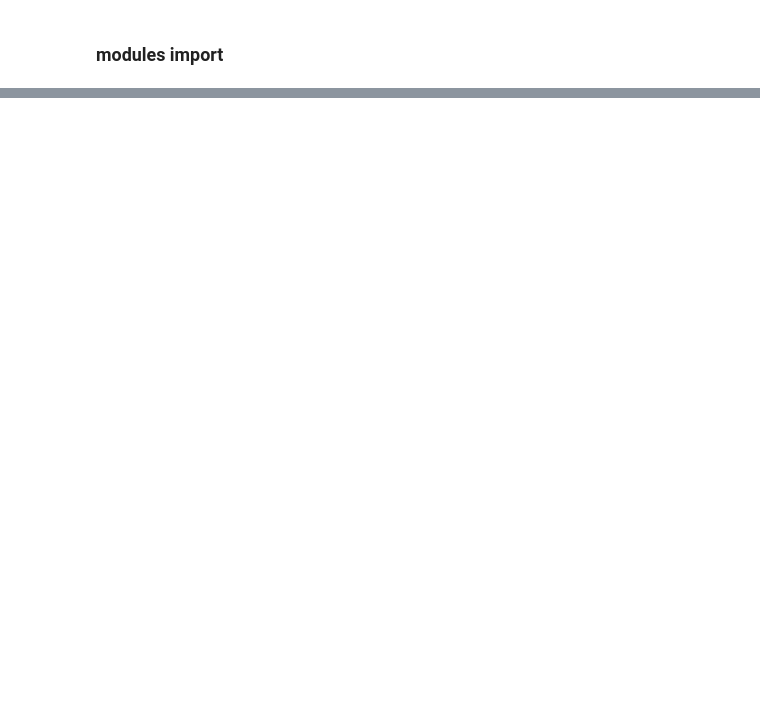
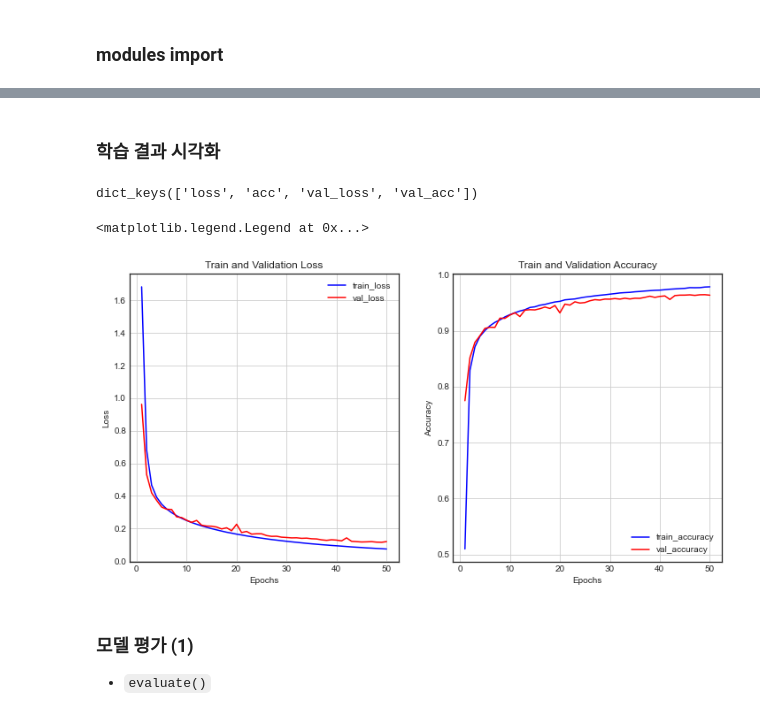
Before and after one commit to DONGRYEOLLEE1/WIL, a Jupyter notebook: WIL_Keras.ipynb, the cells around one changed output, grey strips where cells are left out. Cells and saved outputs as stored; diff of their text form; code cells hidden in the pictures; blank space fills up the shorter version.

```diff
--- a/WIL_Keras.ipynb
+++ b/WIL_Keras.ipynb
@@ -477,0 +713,7 @@ plot_model(model, to_file = 'model6.png')
+# %%
+model = Sequential([Input(shape = (28, 28), name = 'input'),
+                   Flatten(input_shape = [28, 28], name = 'flatten'),
+                   Dense(100, activation = 'relu', name = 'dense1'),
+                   Dense(64, activation = 'relu', name = 'dense2'),
+                   Dense(32, activation = 'relu', name = 'dense3'),
+                   Dense(10, activation = 'softmax', name = 'output')])   ## 10개에 대한 확률값으로 softmax함수 사용
@@ -477,0 +747,4 @@ plot_model(model, to_file = 'model6.png')
+# %%
+model.compile(loss = 'categorical_crossentropy',
+             optimizer = 'sgd',
+             metrics = ['acc'])
@@ -477,0 +754,5 @@ plot_model(model, to_file = 'model6.png')
+# %%
+history = model.fit(x_train, y_train,
+                   epochs = 50,
+                   batch_size = 128,
+                   validation_data = (x_val, y_val))
@@ -477,0 +777,41 @@ plot_model(model, to_file = 'model6.png')
+# %% [markdown]
+### 학습 결과 시각화
+# %%
+history.history.keys()
+# %% [output]
+dict_keys(['loss', 'acc', 'val_loss', 'val_acc'])
+# %%
+history_dict = history.history
+
+loss = history_dict['loss']
+val_loss = history_dict['val_loss']
+
+epochs = range(1, len(loss) + 1)
+fig = plt.figure(figsize = (12, 6))
+
+ax1 = fig.add_subplot(1, 2, 1)
+ax1.plot(epochs, loss, color = 'blue', label = 'train_loss')
+ax1.plot(epochs, val_loss, color = 'red', label = 'val_loss')
+ax1.set_title('Train and Validation Loss')
+ax1.set_xlabel('Epochs')
+ax1.set_ylabel('Loss')
+ax1.grid()
+ax1.legend()
+
+accuracy = history_dict['acc']
+val_accuracy = history_dict['val_acc']
+
+ax2 = fig.add_subplot(1, 2, 2)
+ax2.plot(epochs, accuracy, color = 'blue', label = 'train_accuracy')
+ax2.plot(epochs, val_accuracy, color = 'red', label = 'val_accuracy')
+ax2.set_title('Train and Validation Accuracy')
+ax2.set_xlabel('Epochs')
+ax2.set_ylabel('Accuracy')
+ax2.grid()
+ax2.legend()
+# %% [output]
+<matplotlib.legend.Legend at 0x...>
+[figure, added]
+# %% [markdown]
+### 모델 평가 (1)
+- `evaluate()`
```
Also changed, not shown: parts of 57 cells of this notebook, 3 other files.
